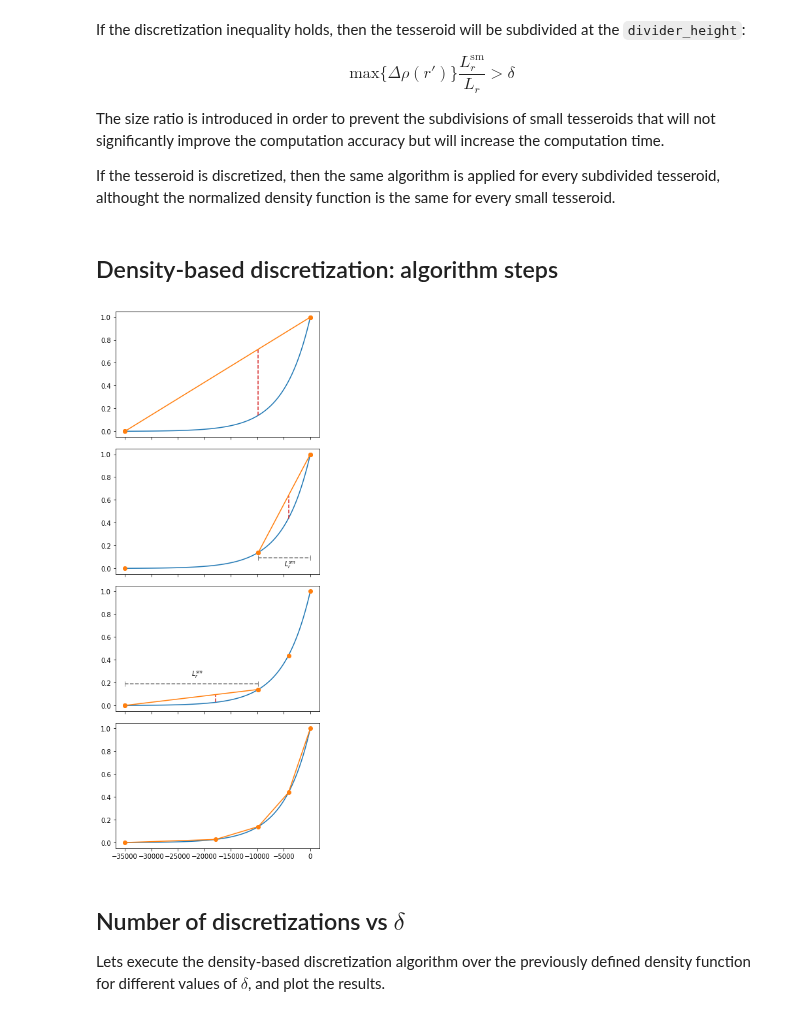
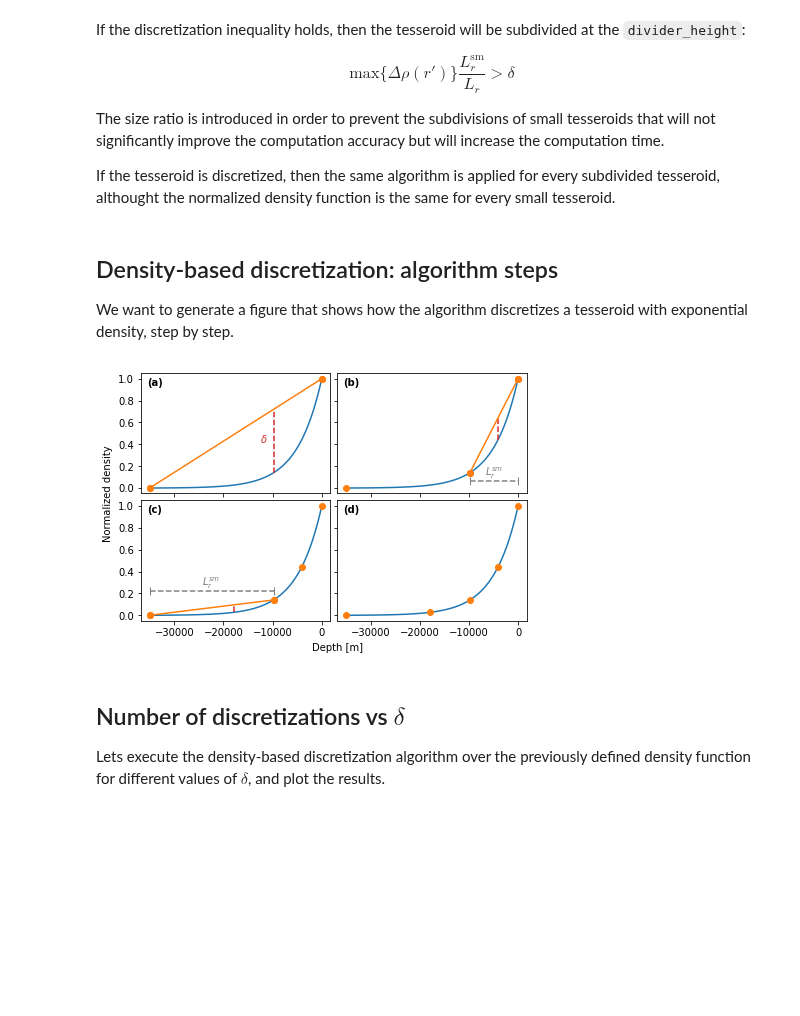
Before and after one commit to pinga-lab/tesseroid-variable-density, a Jupyter notebook: code/density-based-discretization-figures.ipynb, the cells around one changed output. Cells and saved outputs as stored; diff of their text form; code cells hidden in the pictures; blank space fills up the shorter version.

Commit message:
Improved density-based discretization figures. Ready for print.

```diff
--- a/code/density-based-discretization-figures.ipynb
+++ b/code/density-based-discretization-figures.ipynb
@@ -63,8 +62,10 @@ $$ \text{max} \{ \Delta \rho(r') \} \frac{L_r^\text{sm}}{L_r} > \delta $$
 The size ratio is introduced in order to prevent the subdivisions of small tesseroids that will not significantly improve the computation accuracy but will increase the computation time.
 
 If the tesseroid is discretized, then the same algorithm is applied for every subdivided tesseroid, althought the normalized density function is the same for every small tesseroid.
-# %% [markdown]
-## Density-based discretization: algorithm steps
+# %% [markdown]
+## Density-based discretization: algorithm steps
+
+We want to generate a figure that shows how the algorithm discretizes a tesseroid with exponential density, step by step.
 # %%
 delta = 0.01
 heights = np.linspace(bottom, top, 101)
@@ -100,11 +101,11 @@ while True:
     else:
         delta -= delta_step
 # %%
-### heights = np.linspace(bottom, top, 101)
-fig, axes = plt.subplots(len(subsets), 1,
+heights = np.linspace(bottom, top, 101)
+fig, axes = plt.subplots(len(subsets)//2, 2,
                          sharex=True, sharey=True)
-# axes = [ax for sublist in axes for ax in sublist]
-fig.set_size_inches((5, 12))
+axes = [ax for sublist in axes for ax in sublist]
+labels = ["(a)", "(b)", "(c)", "(d)"]
 divisions = np.array([top, bottom])
 
 for i in range(len(subsets) - 1):
@@ -121,57 +122,70 @@ for i in range(len(subsets) - 1):
 
     ax.plot(heights, normalized_density(heights))
     ax.plot(divisions, normalized_density(divisions), 'o')
     for j in range(1, len(new_divisions) - 1):
         bottom_j = new_divisions[j - 1]
         top_j = new_divisions[j + 1]
         div = new_divisions[j]
         if div not in divisions:
             ax.plot([div]*2,
                     [normalized_density(div),
                      line(div, top_j, bottom_j)],
                     '--', color="C3")
             ax.plot([bottom_j, top_j],
                     [normalized_density(bottom_j),
                      normalized_density(top_j)],
                     'o-', color="C1")
-            if i == 1:
+            if i == 0:
+                ax.text(div - 2e3,
+                        0.45*(normalized_density(bottom_j) +
+                             normalized_density(top_j)),
+                        '$\delta$',
+                        fontdict={'color': "C3"},
+                        horizontalalignment='center',
+                        verticalalignment='center')
+            elif i == 1:
                 ax.plot([bottom_j, top_j],
-                        [normalized_density(bottom_j) - 0.05]*2, "|--",
+                        [normalized_density(bottom_j) - 0.08]*2, "|--",
                         color="C7", markersize=8)
-                ax.annotate('$L_r^{sm}$',
-                            xy=(0.5*(bottom_j + top_j),
-                                normalized_density(bottom_j) - 0.1),
-                            xytext=(0.5*(bottom_j + top_j),
-                                    normalized_density(bottom_j) - 0.12),
-                            xycoords="data")
+                ax.text(0.5*(bottom_j + top_j),
+                        normalized_density(bottom_j) - 0.03,
+                        '$L_r^{sm}$',
+                        fontdict={'color': "C7"},
+                        horizontalalignment='center')
             elif i == 2:
                 ax.plot([bottom_j, top_j],
-                        [normalized_density(top_j) + 0.05]*2, "|--",
+                        [normalized_density(top_j) + 0.08]*2, "|--",
                         color="C7", markersize=8)
-                ax.annotate('$L_r^{sm}$',
-                            xy=(0.5*(bottom_j + top_j),
-                                normalized_density(top_j) + 0.12),
-                            xytext=(0.5*(bottom_j + top_j),
-                                    normalized_density(top_j) + 0.12),
-                            xycoords="data")
-
-                rectangle = Rectangle((bottom_j, -0.1),
-                                      top_j - bottom_j,
-                                      1.2, color="C7", alpha=0.3,
-                                      linewidth=0)
-                # ax.add_patch(rectangle)
+                ax.text(0.5*(bottom_j + top_j),
+                        normalized_density(top_j) + 0.13,
+                        '$L_r^{sm}$',
+                        fontdict={'color': "C7"},
+                        horizontalalignment='center')
 
 ax = axes[-1]
 tops = [tess[-2] for tess in subsets[-1]]
 bottoms = [tess[-1] for tess in subsets[-1]]
 divisions = np.unique(np.array(tops + bottoms))
 ax.plot(heights, normalized_density(heights))
-ax.plot(divisions, normalized_density(divisions), 'o-')
+ax.plot(divisions, normalized_density(divisions), 'o')
 
-plt.tight_layout()
+for ax, label in zip(axes, labels):
+    ax.text(0.03, 0.9, label,
+            fontdict={'weight': 'bold'},
+            transform=ax.transAxes)
+
+axes[0].text(-0.2, 0, "Normalized density",
+             rotation="vertical",
+             verticalalignment="center",
+             transform=axes[0].transAxes)
+axes[-1].text(0, -0.25, "Depth [m]",
+              horizontalalignment="center",
+              transform=axes[-1].transAxes)
+
+plt.tight_layout(pad=1, h_pad=0, w_pad=0)
 plt.show()
 # %% [output]
-[figure, old version]
+[figure, new version]
 # %% [markdown]
 ## Number of discretizations vs $\delta$
 
```
Also changed, not shown: parts of 1 cell of this notebook.
